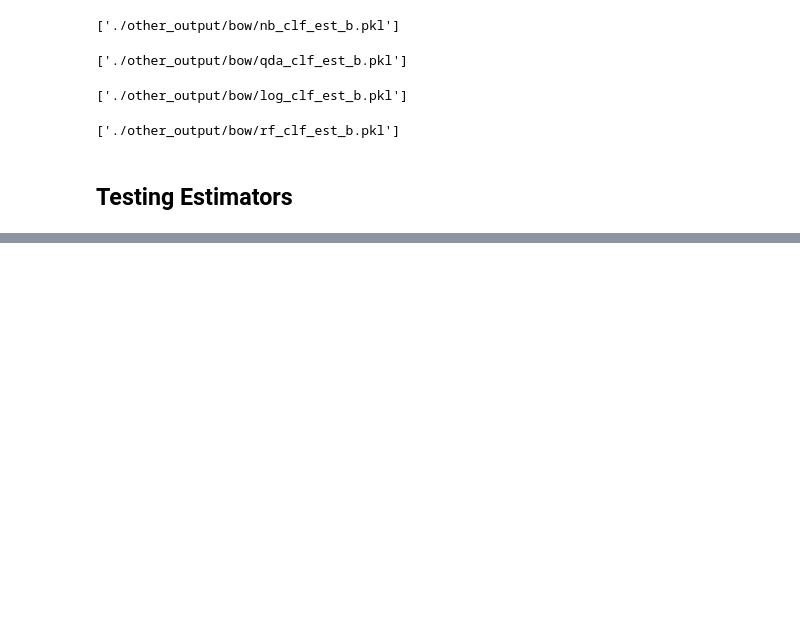
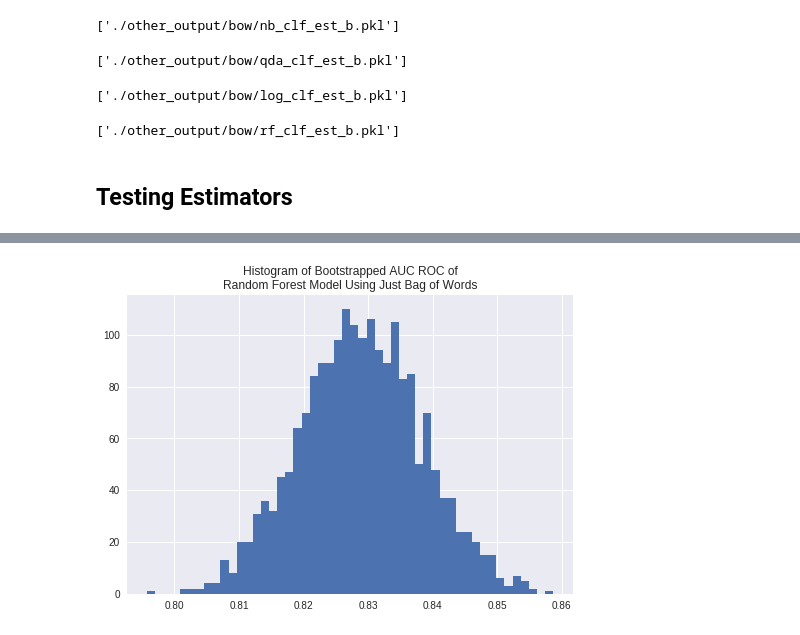
Before and after one commit to jcharit1/Amazon-Fine-Foods-Reviews, a Jupyter notebook: code/model_building_part_2.ipynb, the cells around one changed output, grey strips where cells are left out. Drawn from its saved outputs; the diff is of its cells as text; code cells hidden in the pictures; blank space fills up the shorter version.

```diff
--- a/code/model_building_part_2.ipynb
+++ b/code/model_building_part_2.ipynb
@@ -221,0 +228,26 @@ plt.show()
+# %%
+y_test=np.array(y_test)
+X_test=np.array(X_test)
+# %%
+#initialize
+n_bootstraps = 2000
+rng_seed = 1
+sample_percent=0.05
+min_index=0
+max_index=len(y_test)-1
+# %%
+draw_size=int(len(y_test)*sample_percent)
+bootstrapped_scores = []
+rng = np.random.RandomState(rng_seed)
+# %%
+for i in range(n_bootstraps):
+    # bootstrap by sampling with replacement on
+    indices = rng.random_integers(min_index, max_index, draw_size)
+
+    #calculate ROC from
+    rf_fpr, rf_tpr, _ = roc_curve(y_test[indices],
+                    rf_clf_est_b.predict_proba(X_test[indices])[:,1])
+    rf_roc_auc = auc(rf_fpr, rf_tpr)
+
+    #save
+    bootstrapped_scores.append(rf_roc_auc)
@@ -221,0 +259,7 @@ plt.show()
+# %%
+plt.hist(bootstrapped_scores, bins=50)
+plt.title('Histogram of Bootstrapped AUC ROC of\nRandom Forest Model Using Just Bag of Words')
+plt.savefig('./plots/ROC_Histogram_Basic_BOW.png', bbox_inches='tight')
+plt.show()
+# %% [output]
+[figure, added]
```
Also changed, not shown: parts of 8 cells of this notebook, 8 other files.
